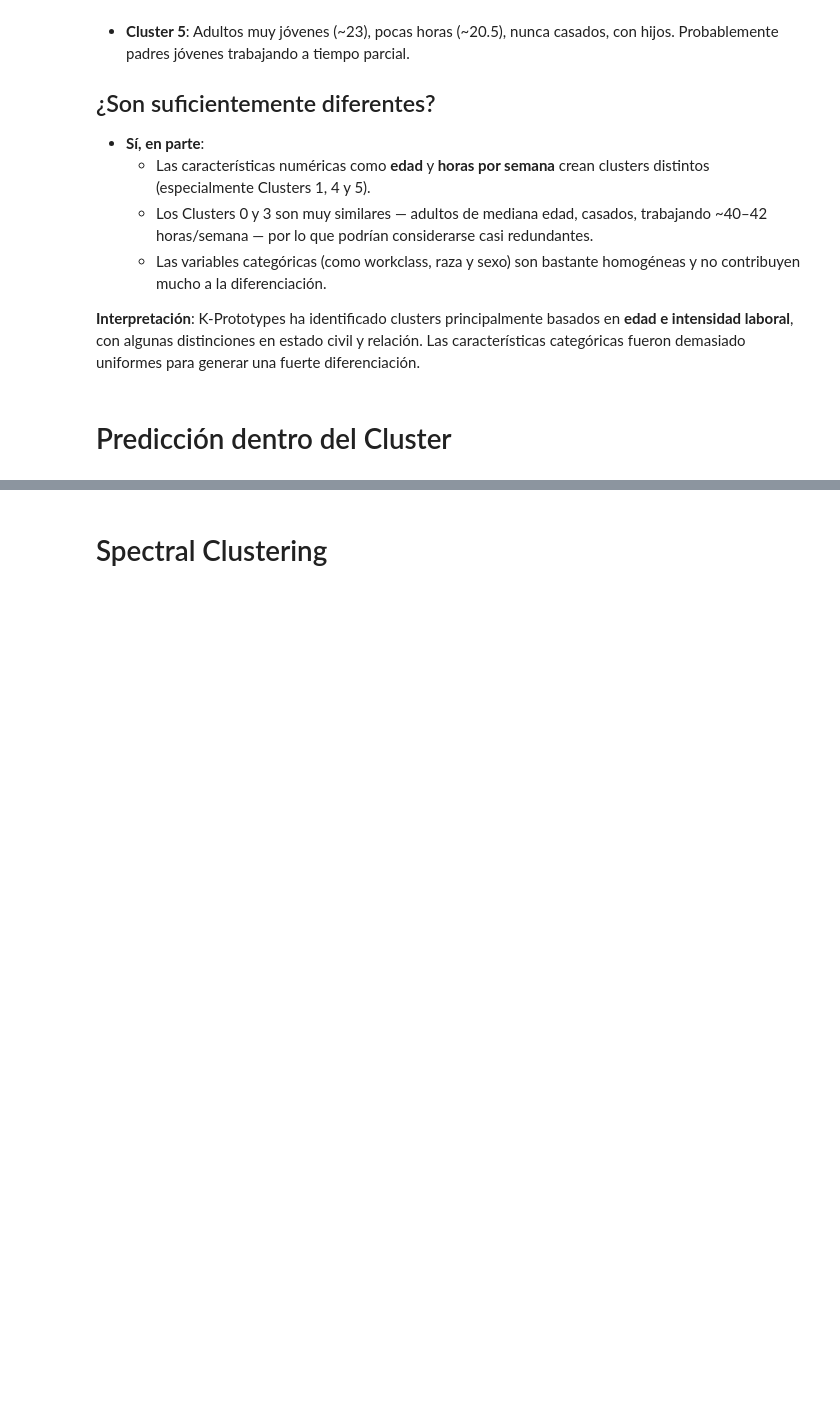
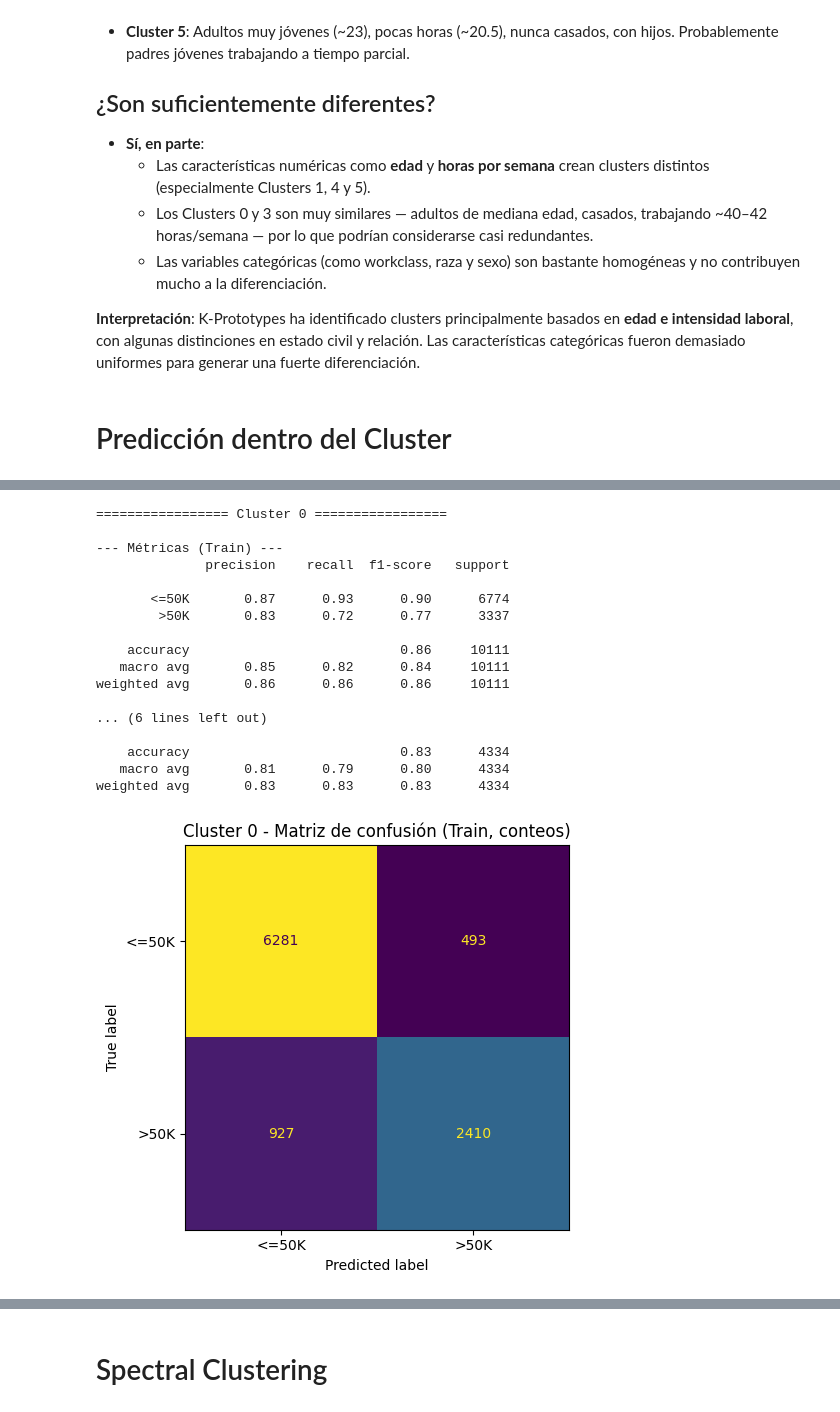
Before and after one commit to FranzCastillo/Income-Prediction, a Jupyter notebook: notebooks/clustering.ipynb, the cells around one changed output, grey strips where cells are left out. Drawn from its saved outputs; the diff is of its cells as text; code cells hidden in the pictures; blank space fills up the shorter version.

```diff
--- a/notebooks/clustering.ipynb
+++ b/notebooks/clustering.ipynb
@@ -148,0 +158,7 @@ df.to_csv("../data/processed/adult_with_clusters.data", index=False)
+# %%
+file_path = "../data/processed/adult_with_clusters.data"
+df = pd.read_csv(file_path)
+# %%
+# Parámetros generales
+RANDOM_STATE = 42
+TEST_SIZE = 0.30
@@ -148,0 +167,73 @@ df.to_csv("../data/processed/adult_with_clusters.data", index=False)
+# %%
+CLUSTER_VALUE = 0
+df_c = df[df["cluster"] == CLUSTER_VALUE].copy()
+
+
+X = df_c.drop(columns=["income", "cluster"])
+y = df_c["income"]  # binaria: 0 o 1
+
+X_train, X_test, y_train, y_test = train_test_split(
+    X, y, test_size=TEST_SIZE, random_state=RANDOM_STATE, stratify=y
+)
+
+# Modelo XGBoost
+model = xgb.XGBClassifier(
+    objective="binary:logistic",
+    eval_metric="logloss",
+    random_state=RANDOM_STATE,
+    tree_method="hist",
+    n_estimators=300,
+    max_depth=6,
+    learning_rate=0.05,
+    subsample=0.9,
+    colsample_bytree=0.9
+)
+
+model.fit(X_train, y_train)
+
+y_pred_train = model.predict(X_train)
+y_pred_test  = model.predict(X_test)
+
+# Métricas
+print(f"\n================= Cluster {CLUSTER_VALUE} =================")
+print("\n--- Métricas (Train) ---")
+print(classification_report(y_train, y_pred_train, target_names=["<=50K", ">50K"]))
+print("\n--- Métricas (Test) ---")
+print(classification_report(y_test, y_pred_test, target_names=["<=50K", ">50K"]))
+
+# Matriz de confusión normalizada - TRAIN
+fig, ax = plt.subplots()
+cm_train = confusion_matrix(y_train, y_pred_train)  # sin normalize
+disp_train = ConfusionMatrixDisplay(cm_train, display_labels=["<=50K", ">50K"])
+disp_train.plot(ax=ax, values_format="d", colorbar=False)  # valores enteros
+ax.set_title(f"Cluster {CLUSTER_VALUE} - Matriz de confusión (Train, conteos)")
+plt.tight_layout()
+plt.show()
+
+# Matriz de confusión (conteos) - TEST
+fig, ax = plt.subplots()
+cm_test = confusion_matrix(y_test, y_pred_test)  # sin normalize
+disp_test = ConfusionMatrixDisplay(cm_test, display_labels=["<=50K", ">50K"])
+disp_test.plot(ax=ax, values_format="d", colorbar=False)  # valores enteros
+ax.set_title(f"Cluster {CLUSTER_VALUE} - Matriz de confusión (Test, conteos)")
+plt.tight_layout()
+plt.show()
+# %% [output]
+================= Cluster 0 =================
+
+--- Métricas (Train) ---
+              precision    recall  f1-score   support
+
+       <=50K       0.87      0.93      0.90      6774
+        >50K       0.83      0.72      0.77      3337
+
+    accuracy                           0.86     10111
+   macro avg       0.85      0.82      0.84     10111
+weighted avg       0.86      0.86      0.86     10111
+
+... (6 lines left out)
+
+    accuracy                           0.83      4334
+   macro avg       0.81      0.79      0.80      4334
+weighted avg       0.83      0.83      0.83      4334
+[figure, added]
```
Also changed, not shown: parts of 21 cells of this notebook.
